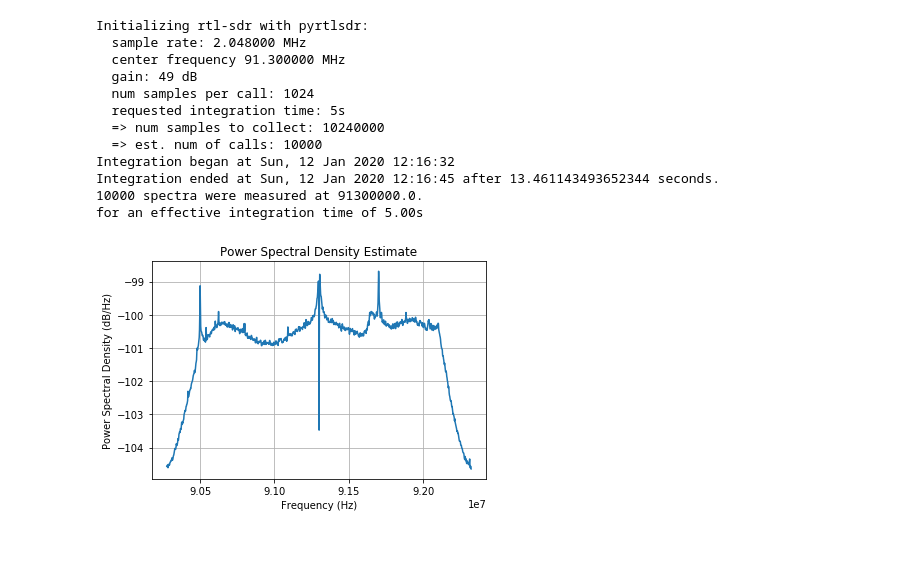
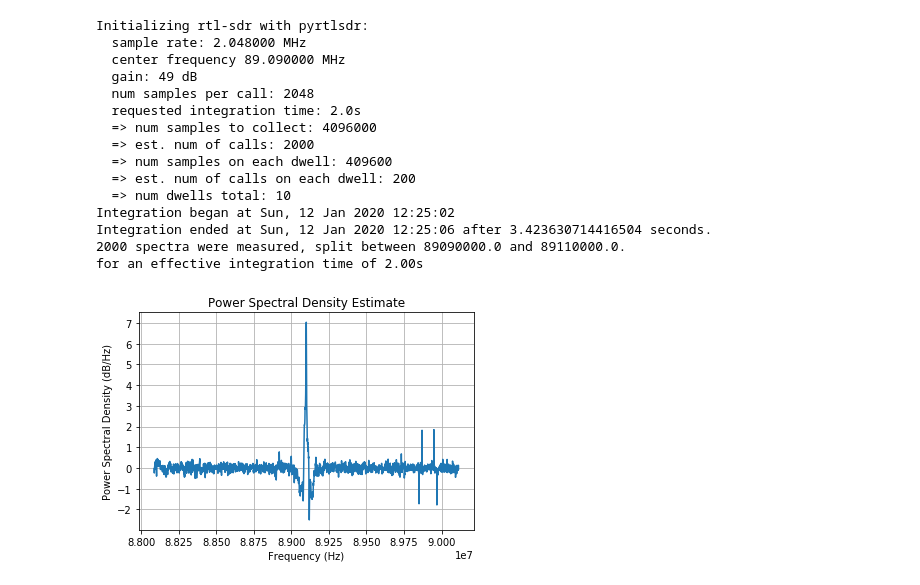
Before and after one commit to evanmayer/rtlobs, a Jupyter notebook: notebooks/obs_ex0.ipynb, the cells around one changed output. Cells and saved outputs as stored; diff of their text form; code cells hidden in the pictures; blank space fills up the shorter version.

```diff
--- a/notebooks/obs_ex0.ipynb
+++ b/notebooks/obs_ex0.ipynb
@@ -21,0 +22,9 @@ Uncalibrated total power measurement: 3.511915128796606e-06
+# %%
+# 1024-bin resolution power spectrum
+# 49.6 dB of RtlSdr gain
+# 2.32 MHz sample rate/bandwidth
+# 1.420 GHz center frequency
+# 10 sec integration time
+f, p = col.run_spectrum_int(1024, 49.6, 2.32e6, 1.420e9, 10)
+# Show the figure containing the plotted spectrum
+fig = post.plot_spectrum(f, p, savefig='../images/spectrum_int.png')
@@ -22,17 +45,20 @@ Uncalibrated total power measurement: 3.511915128796606e-06
 # %%
-f, p = col.run_spectrum_int(1024, 49.6, 2.048e6, 91.3e6, 5)
-fig = pp.plot_spectrum(f, p, savefig='../images/spectrum_int.png')
+f, p = col.run_fswitch_int(2048, 49.6, 2.048e6, 89.09e6, 89.11e6, 2.0, fswitch=5)
+fig = post.plot_spectrum(f, p, savefig='../images/fswitch_int.png')
 # %% [output]
 Initializing rtl-sdr with pyrtlsdr:
   sample rate: 2.048000 MHz
-  center frequency 91.300000 MHz
+  center frequency 89.090000 MHz
   gain: 49 dB
-  num samples per call: 1024
-  requested integration time: 5s
-  => num samples to collect: 10240000
-  => est. num of calls: 10000
-Integration began at Sun, 12 Jan 2020 12:16:32
-Integration ended at Sun, 12 Jan 2020 12:16:45 after 13.461143493652344 seconds.
-10000 spectra were measured at 91300000.0.
-for an effective integration time of 5.00s
+  num samples per call: 2048
+  requested integration time: 2.0s
+  => num samples to collect: 4096000
+  => est. num of calls: 2000
+  => num samples on each dwell: 409600
+  => est. num of calls on each dwell: 200
+  => num dwells total: 10
+Integration began at Sun, 12 Jan 2020 12:25:02
+Integration ended at Sun, 12 Jan 2020 12:25:06 after 3.423630714416504 seconds.
+2000 spectra were measured, split between 89090000.0 and 89110000.0.
+for an effective integration time of 2.00s
-[figure, old version]
+[figure, new version]
```
Also changed, not shown: parts of 4 cells of this notebook, 2 other files.
